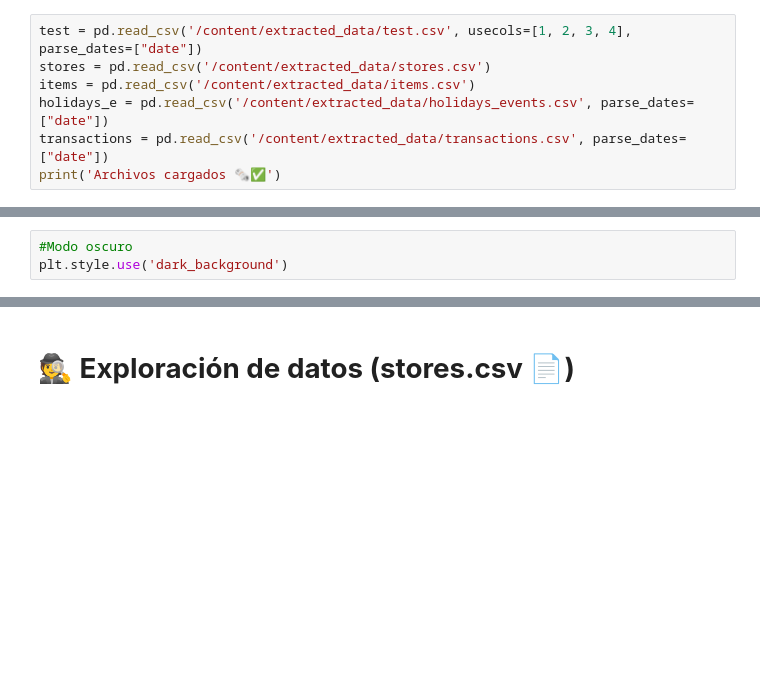
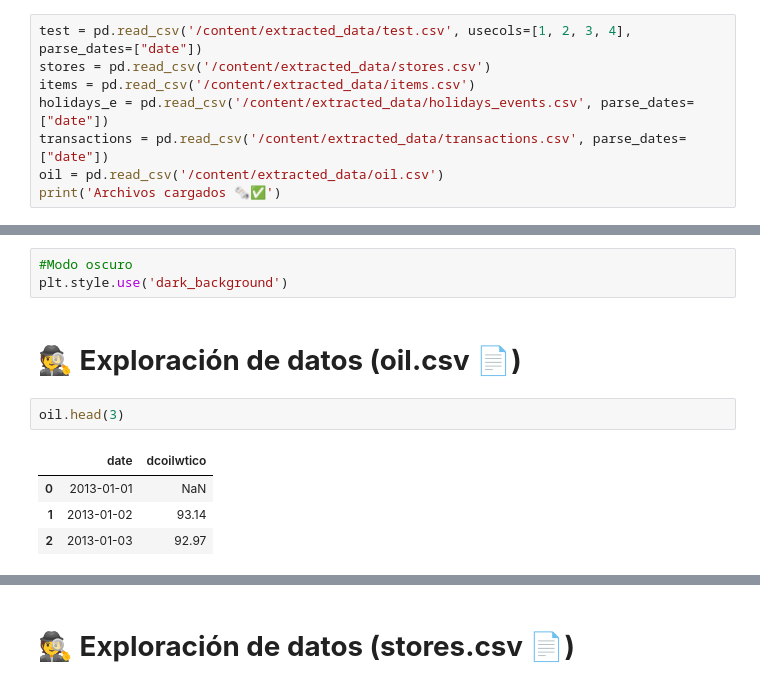
Before and after one commit to C0SS10/AI4ENG, a Jupyter notebook: 01 - Exploracion de datos.ipynb, the cells around one changed output, grey strips where cells are left out. Drawn from its saved outputs; the diff is of its cells as text; blank space fills up the shorter version.

Commit message:
Data exploration completed

```diff
--- a/01 - Exploracion de datos.ipynb
+++ b/01 - Exploracion de datos.ipynb
@@ -81,6 +81,7 @@ stores = pd.read_csv('/content/extracted_data/stores.csv')
 items = pd.read_csv('/content/extracted_data/items.csv')
 holidays_e = pd.read_csv('/content/extracted_data/holidays_events.csv', parse_dates=["date"])
 transactions = pd.read_csv('/content/extracted_data/transactions.csv', parse_dates=["date"])
+oil = pd.read_csv('/content/extracted_data/oil.csv')
 print('Archivos cargados 🗞️✅')
 # %% [markdown]
 Obteniendo una vista previa de los datasets
@@ -215,3 +216,12 @@ El único archivo .csv que tiene datos nulos y que se utilizará es: 'train'
 # %%
 #Modo oscuro
 plt.style.use('dark_background')
+# %% [markdown]
+# **🕵️ Exploración de datos (oil.csv 📄)**
+# %%
+oil.head(3)
+# %% [output]
+|  | date | dcoilwtico |
+| 0 | 2013-01-01 | NaN |
+| 1 | 2013-01-02 | 93.14 |
+| 2 | 2013-01-03 | 92.97 |
```
Also changed, not shown: parts of 11 cells of this notebook.
